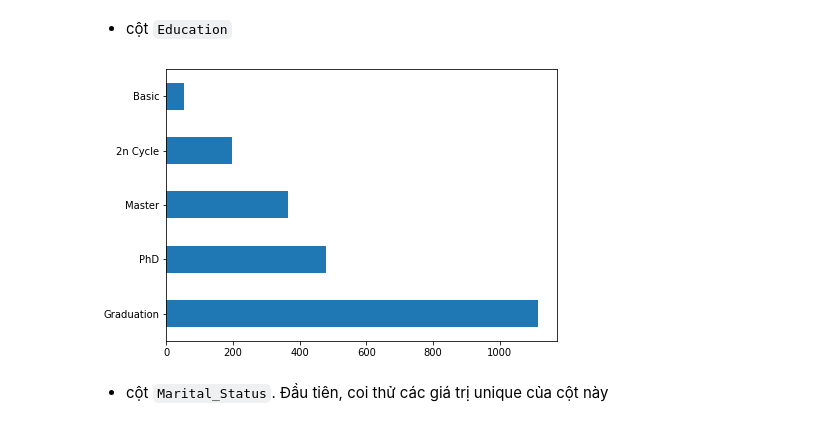
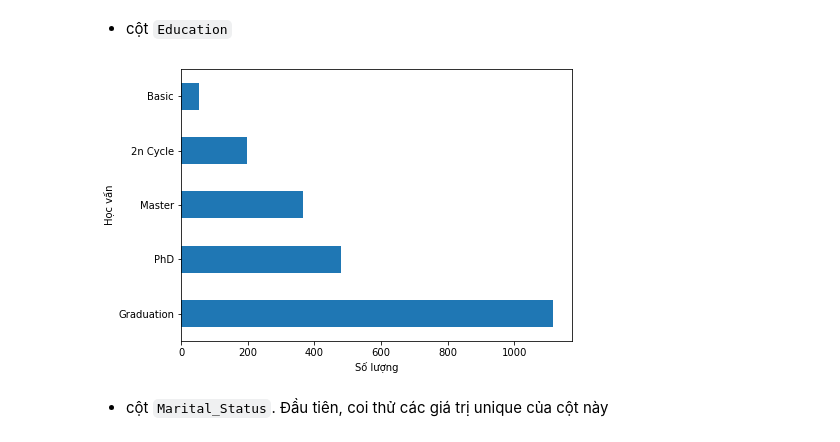
Before and after one commit to ngminhluong/CDS-EndTerm, a Jupyter notebook: Source/Main.ipynb, the cells around one changed output. Drawn from its saved outputs; the diff is of its cells as text; code cells hidden in the pictures.

Commit message:
Add label for plot Explore column 'Marital_Status'     + Convert to 2 value unique     + Visualize Distribution

```diff
--- a/Source/Main.ipynb
+++ b/Source/Main.ipynb
@@ -281,8 +281,10 @@ Visualize để xem rõ hơn về phân bố của các giá trị này
 - cột `Education`
 # %%
 cat_cols["Education"].value_counts().plot.barh(figsize=(7,5));
+plt.xlabel("Số lượng")
+plt.ylabel("Học vấn");
 # %% [output]
-[figure, old version]
+[figure, new version]
 # %% [markdown]
 - cột `Marital_Status`. Đầu tiên, coi thử các giá trị unique của cột này
 # %%
```
Also changed, not shown: parts of 10 cells of this notebook.
